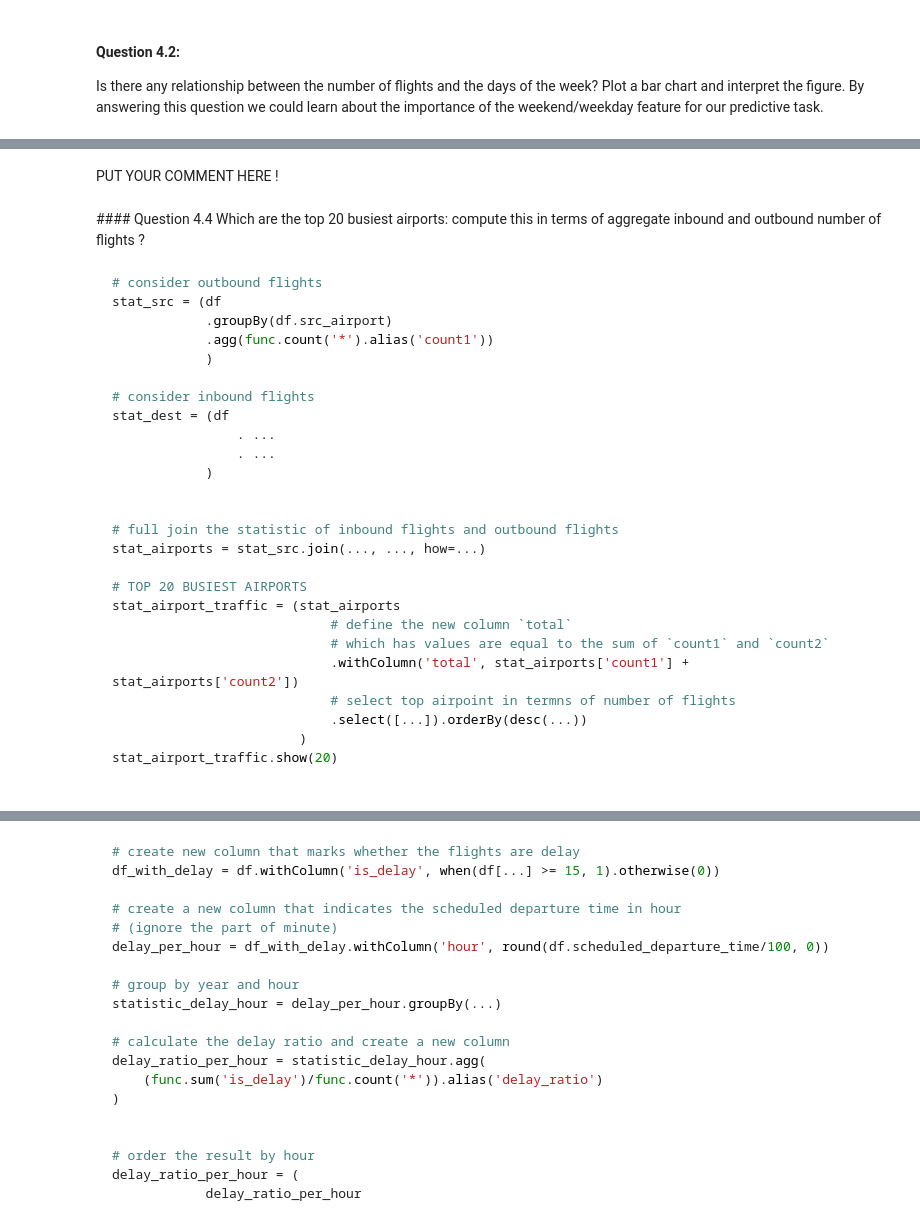
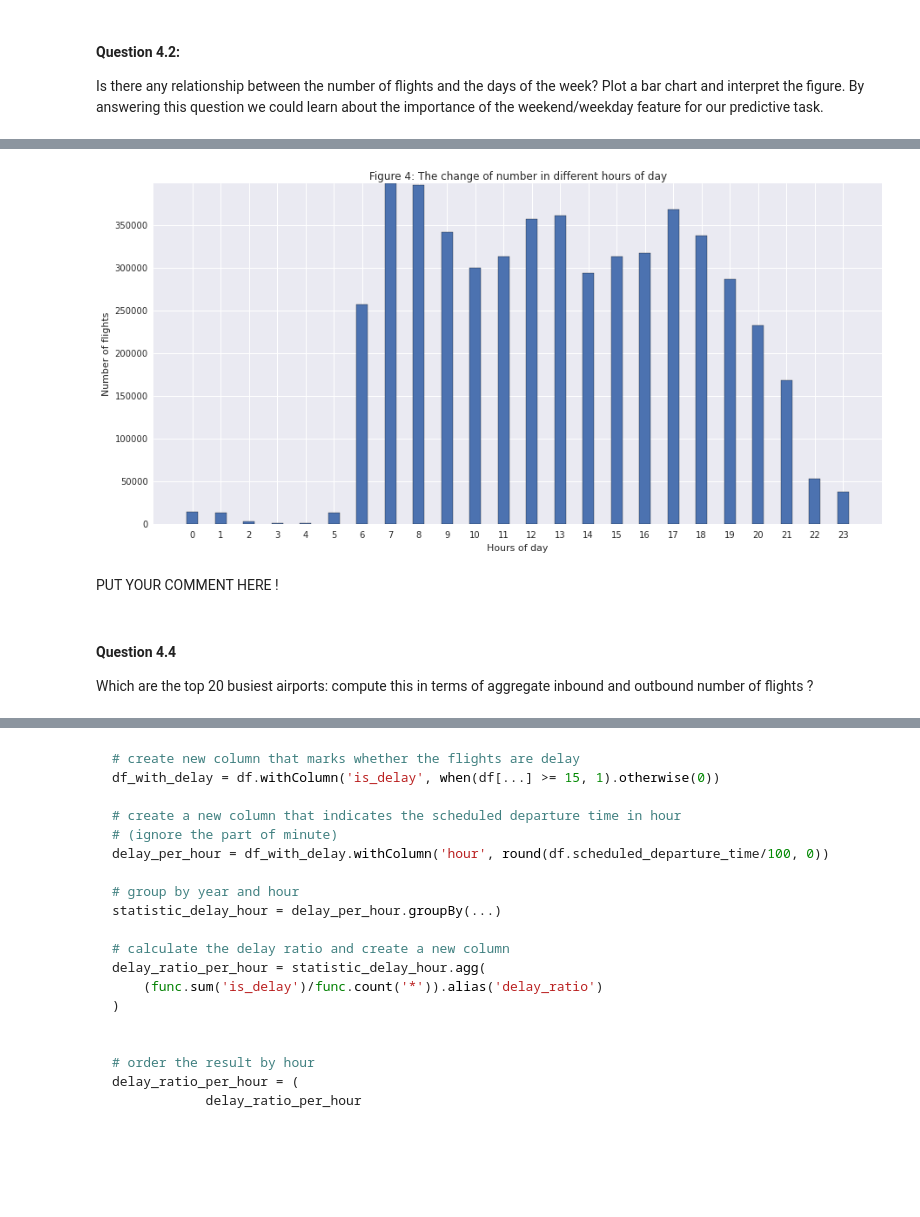
Before and after one commit to alegaballo/AML, a Jupyter notebook: [Lecture 5+6] Regression algorithm - Using Random Forests to predict Airplane Delays.ipynb, the cells around one changed output, grey strips where cells are left out. Cells and saved outputs as stored; diff of their text form; code cells hidden in the pictures; blank space fills up the shorter version.

````diff
--- a/[Lecture 5+6] Regression algorithm - Using Random Forests to predict Airplane Delays.ipynb
+++ b/[Lecture 5+6] Regression algorithm - Using Random Forests to predict Airplane Delays.ipynb
@@ -479,37 +469,31 @@ statistic_hour_of_day = df.groupby("year","scheduled_departure_time").count()
+# %%
+def get_hour(row):
+    if row[1]/100 == 24:
+        return(row[0], 0)
+    return(row[0], int(row[1]/100))
+
+statistic_hour_of_day = df.select("year", "scheduled_departure_time")\
+                        .rdd.map(get_hour).toDF(('year', 'hour'))\
+                        .groupBy("year","hour").count()
+
+pdfHOD = pd.DataFrame(statistic_hour_of_day.collect())
+# %%
+# plot bar chart
+plt.figure(figsize=(15, 7))
+plt.xlabel("Hours of day")
+plt.ylabel("Number of flights")
+plt.title('Figure 4: The change of number in different hours of day')
+plt.grid(True,which="both",ls="-")
+
+# plot bar chart
+plt.bar(pdfHOD[1], pdfHOD[2], width=0.4, align='center')
+plt.margins(0.05, 0)
+plt.xticks(pdfHOD[1])
+plt.show()
+# %% [output]
+[figure, added]
 # %% [markdown]
-<div class="comment">
 PUT YOUR COMMENT HERE !
-</div>
 # %% [markdown]
-<div class='anchor' ></div>
 #### Question 4.4
 Which are the top 20 busiest airports: compute this in terms of aggregate inbound and outbound number of flights ?
-# %% [markdown]
-```python
-# consider outbound flights
-stat_src = (df
-            .groupBy(df.src_airport)
-            .agg(func.count('*').alias('count1'))
-            )
-
-# consider inbound flights
-stat_dest = (df
-                . ...
-                . ...
-            )
-
-
-# full join the statistic of inbound flights and outbound flights
-stat_airports = stat_src.join(..., ..., how=...)
-
-# TOP 20 BUSIEST AIRPORTS
-stat_airport_traffic = (stat_airports
-                            # define the new column `total`
-                            # which has values are equal to the sum of `count1` and `count2`
-                            .withColumn('total', stat_airports['count1'] + stat_airports['count2'])
-                            # select top airpoint in termns of number of flights
-                            .select([...]).orderBy(desc(...))
-                        )
-stat_airport_traffic.show(20)
-
-```
````
Also changed, not shown: parts of 18 cells of this notebook.
